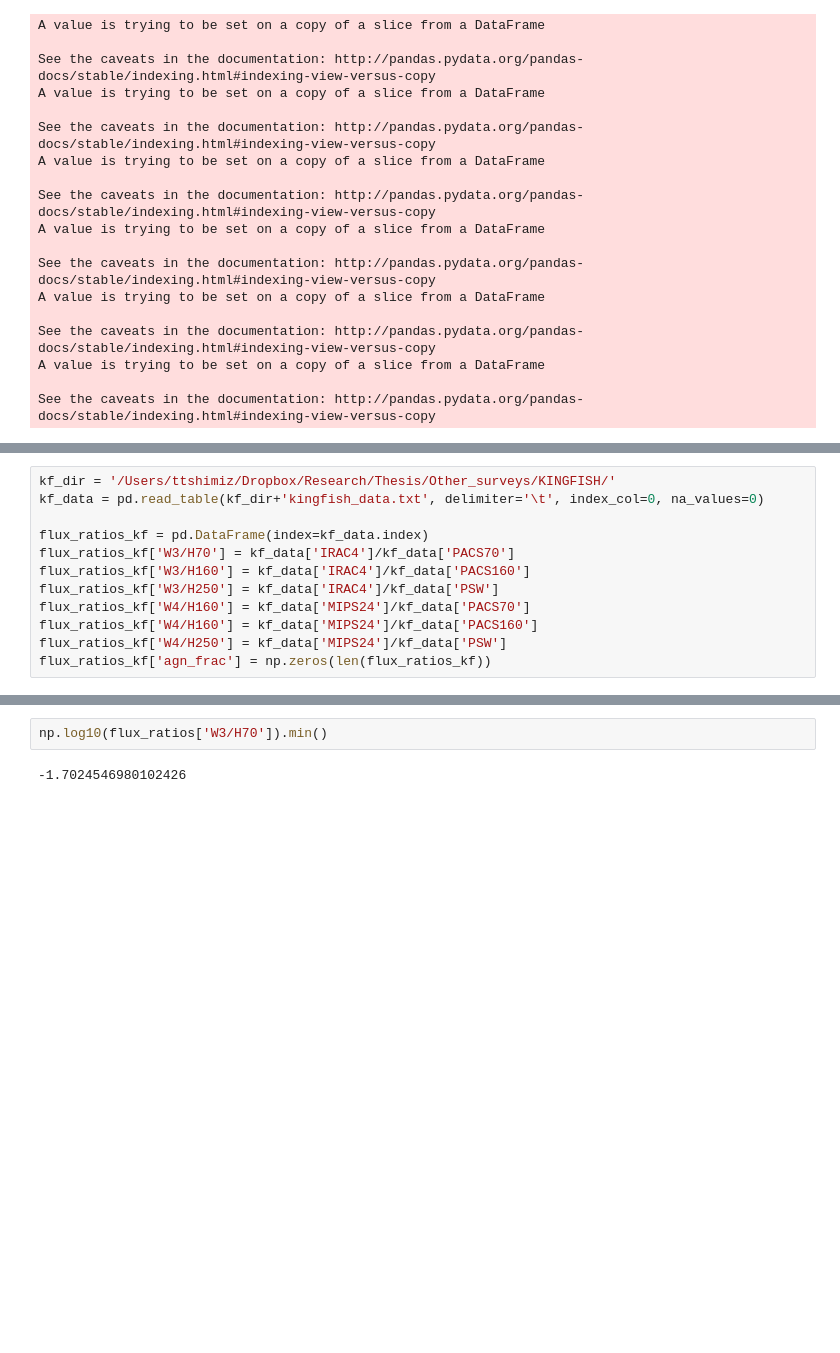
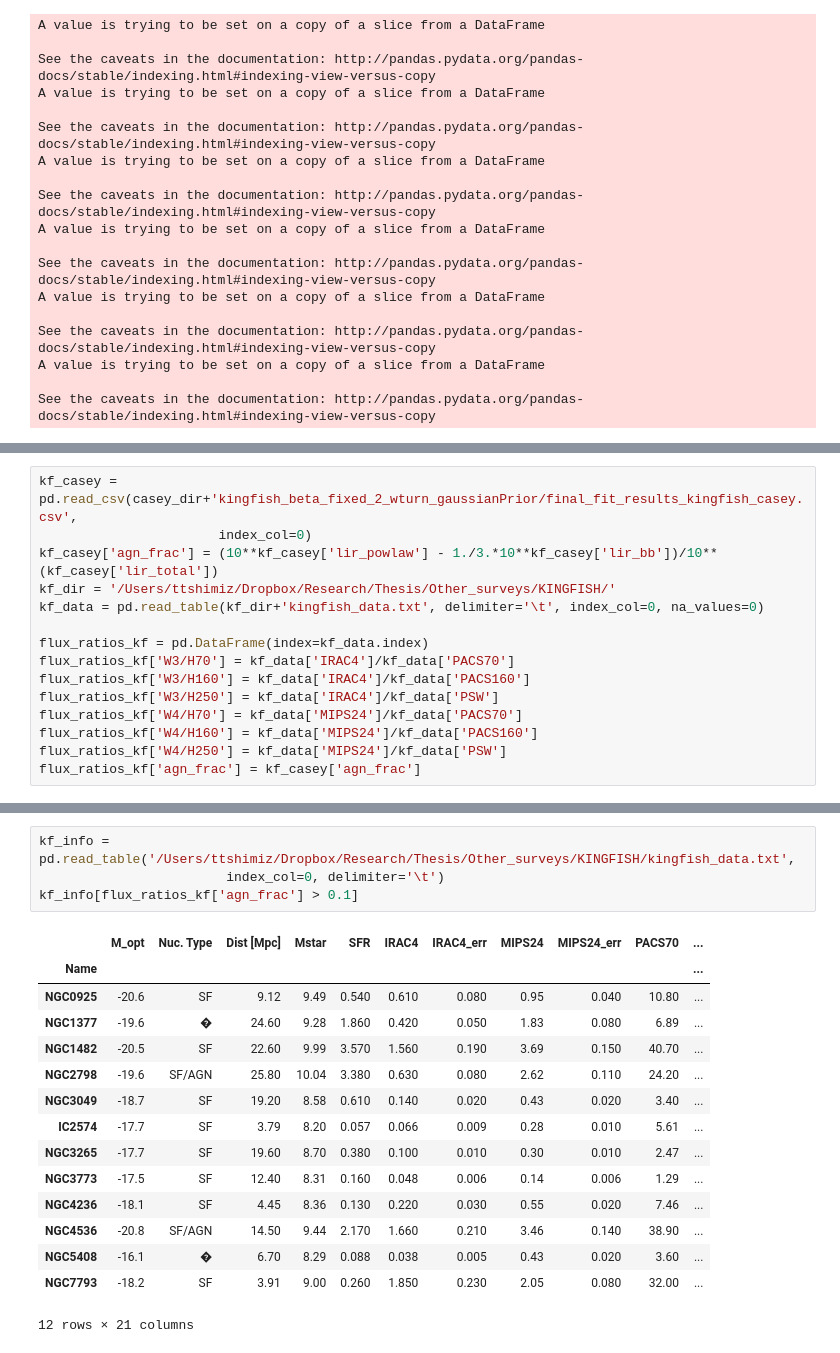
Before and after one commit to ttshimiz/bat-agn-sed-fitting-paper, a Jupyter notebook: ipython_notebooks/agn-frac-vs-flux-ratio.ipynb, the cells around one changed output, grey strips where cells are left out. Saved outputs shown, nothing was run; the diff lists cells and outputs as text; blank space fills up the shorter version.

```diff
--- a/ipython_notebooks/agn-frac-vs-flux-ratio.ipynb
+++ b/ipython_notebooks/agn-frac-vs-flux-ratio.ipynb
@@ -122,4 +182,7 @@ flux_ratios_hrs['agn_frac'] = np.zeros(len(flux_ratios_hrs))
 # %%
+kf_casey = pd.read_csv(casey_dir+'kingfish_beta_fixed_2_wturn_gaussianPrior/final_fit_results_kingfish_casey.csv',
+                       index_col=0)
+kf_casey['agn_frac'] = (10**kf_casey['lir_powlaw'] - 1./3.*10**kf_casey['lir_bb'])/10**(kf_casey['lir_total'])
 kf_dir = '/Users/ttshimiz/Dropbox/Research/Thesis/Other_surveys/KINGFISH/'
 kf_data = pd.read_table(kf_dir+'kingfish_data.txt', delimiter='\t', index_col=0, na_values=0)
 
@@ -127,8 +190,8 @@ flux_ratios_kf = pd.DataFrame(index=kf_data.index)
 flux_ratios_kf['W3/H70'] = kf_data['IRAC4']/kf_data['PACS70']
 flux_ratios_kf['W3/H160'] = kf_data['IRAC4']/kf_data['PACS160']
 flux_ratios_kf['W3/H250'] = kf_data['IRAC4']/kf_data['PSW']
-flux_ratios_kf['W4/H160'] = kf_data['MIPS24']/kf_data['PACS70']
+flux_ratios_kf['W4/H70'] = kf_data['MIPS24']/kf_data['PACS70']
 flux_ratios_kf['W4/H160'] = kf_data['MIPS24']/kf_data['PACS160']
 flux_ratios_kf['W4/H250'] = kf_data['MIPS24']/kf_data['PSW']
-flux_ratios_kf['agn_frac'] = np.zeros(len(flux_ratios_kf))
+flux_ratios_kf['agn_frac'] = kf_casey['agn_frac']
 # %%
@@ -226,4 +311,20 @@ fig.savefig(figsave_dir+'agnfrac_vs_flux_ratio.pdf', bbox_inches='tight')
-# %%
-np.log10(flux_ratios['W3/H70']).min()
-# %% [output]
--1.7024546980102426
+# %%
+kf_info = pd.read_table('/Users/ttshimiz/Dropbox/Research/Thesis/Other_surveys/KINGFISH/kingfish_data.txt',
+                        index_col=0, delimiter='\t')
+kf_info[flux_ratios_kf['agn_frac'] > 0.1]
+# %% [output]
+|  | M_opt | Nuc. Type | Dist [Mpc] | Mstar | SFR | IRAC4 | IRAC4_err | MIPS24 | MIPS24_err | PACS70 | ... |
+| Name |  |  |  |  |  |  |  |  |  |  | ... |
+| NGC0925 | -20.6 | SF | 9.12 | 9.49 | 0.540 | 0.610 | 0.080 | 0.95 | 0.040 | 10.80 | ... |
+| NGC1377 | -19.6 | � | 24.60 | 9.28 | 1.860 | 0.420 | 0.050 | 1.83 | 0.080 | 6.89 | ... |
+| NGC1482 | -20.5 | SF | 22.60 | 9.99 | 3.570 | 1.560 | 0.190 | 3.69 | 0.150 | 40.70 | ... |
+| NGC2798 | -19.6 | SF/AGN | 25.80 | 10.04 | 3.380 | 0.630 | 0.080 | 2.62 | 0.110 | 24.20 | ... |
+| NGC3049 | -18.7 | SF | 19.20 | 8.58 | 0.610 | 0.140 | 0.020 | 0.43 | 0.020 | 3.40 | ... |
+| IC2574 | -17.7 | SF | 3.79 | 8.20 | 0.057 | 0.066 | 0.009 | 0.28 | 0.010 | 5.61 | ... |
+| NGC3265 | -17.7 | SF | 19.60 | 8.70 | 0.380 | 0.100 | 0.010 | 0.30 | 0.010 | 2.47 | ... |
+| NGC3773 | -17.5 | SF | 12.40 | 8.31 | 0.160 | 0.048 | 0.006 | 0.14 | 0.006 | 1.29 | ... |
+| NGC4236 | -18.1 | SF | 4.45 | 8.36 | 0.130 | 0.220 | 0.030 | 0.55 | 0.020 | 7.46 | ... |
+| NGC4536 | -20.8 | SF/AGN | 14.50 | 9.44 | 2.170 | 1.660 | 0.210 | 3.46 | 0.140 | 38.90 | ... |
+| NGC5408 | -16.1 | � | 6.70 | 8.29 | 0.088 | 0.038 | 0.005 | 0.43 | 0.020 | 3.60 | ... |
+| NGC7793 | -18.2 | SF | 3.91 | 9.00 | 0.260 | 1.850 | 0.230 | 2.05 | 0.080 | 32.00 | ... |
+12 rows × 21 columns
```
Also changed, not shown: parts of 14 cells of this notebook, 11 other files.
